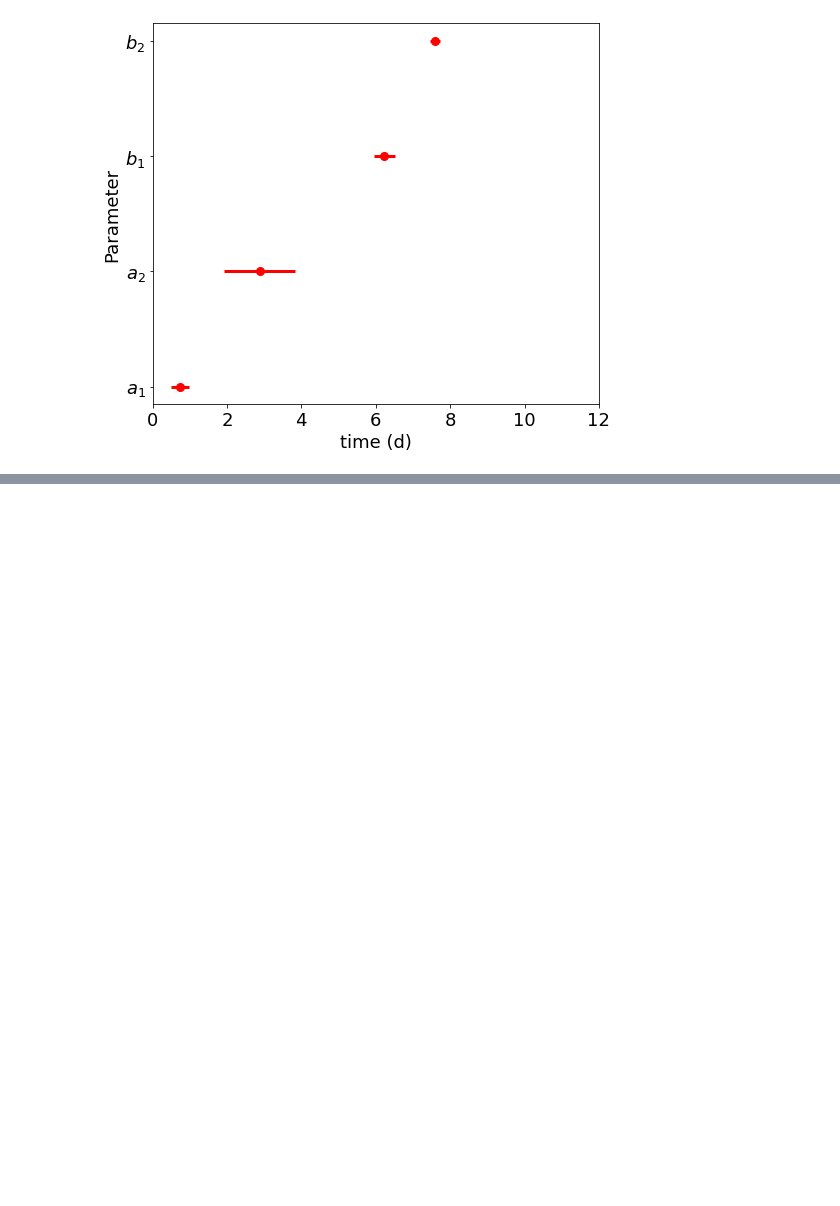
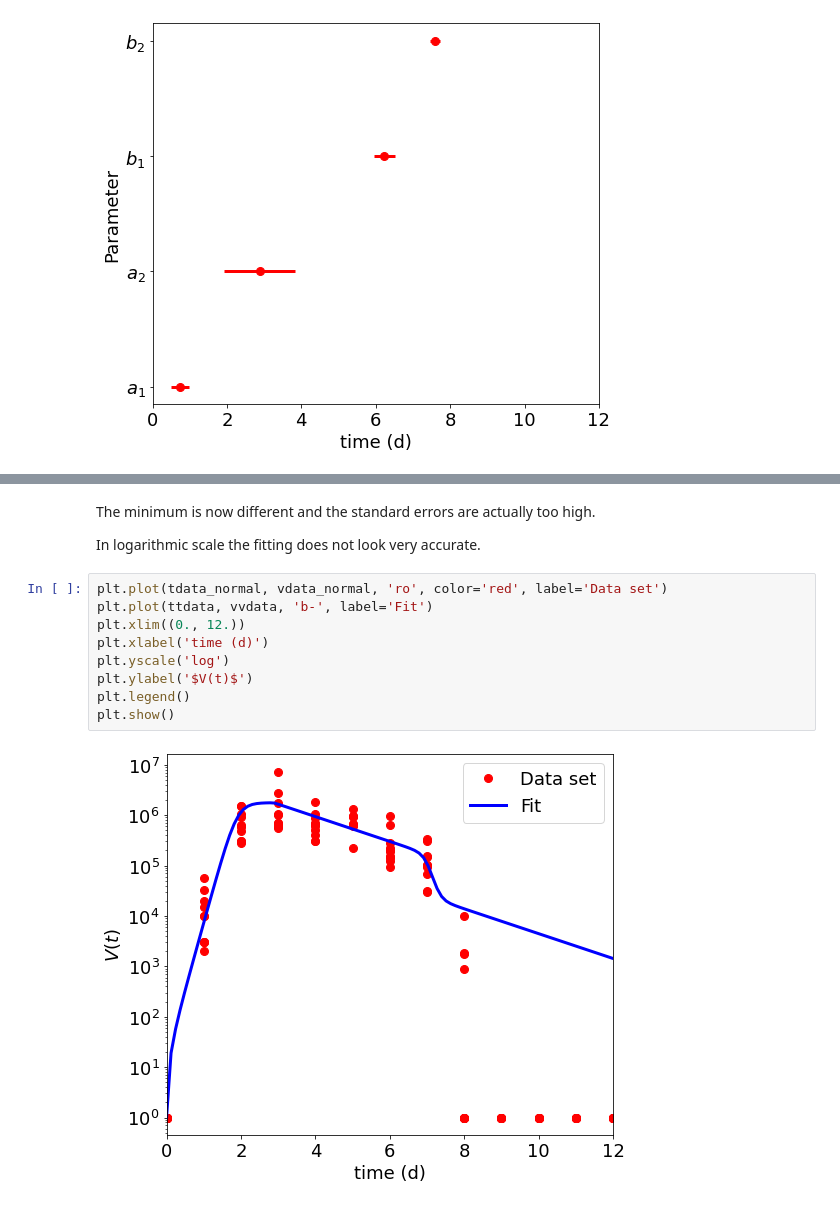
Before and after one commit to ccontrer/20-08Covid19Physiology, a Jupyter notebook: python/Application- Influenza Data.ipynb, the cells around one changed output, grey strips where cells are left out. Drawn from its saved outputs; the diff is of its cells as text; blank space fills up the shorter version.

```diff
--- a/python/Application- Influenza Data.ipynb
+++ b/python/Application- Influenza Data.ipynb
@@ -222,0 +317,15 @@ plt.show()
+# %% [markdown]
+The minimum is now different and the standard errors are actually too high.
+
+In logarithmic scale the fitting does not look very accurate.
+# %%
+plt.plot(tdata_normal, vdata_normal, 'ro', color='red', label='Data set')
+plt.plot(ttdata, vvdata, 'b-', label='Fit')
+plt.xlim((0., 12.))
+plt.xlabel('time (d)')
+plt.yscale('log')
+plt.ylabel('$V(t)$')
+plt.legend()
+plt.show()
+# %% [output]
+[figure, added]
```
Also changed, not shown: parts of 37 cells of this notebook, 8 other files.
